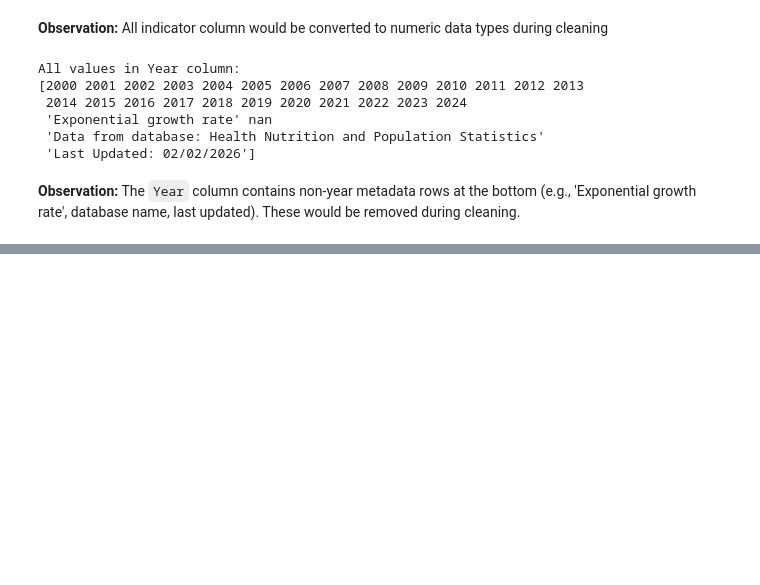
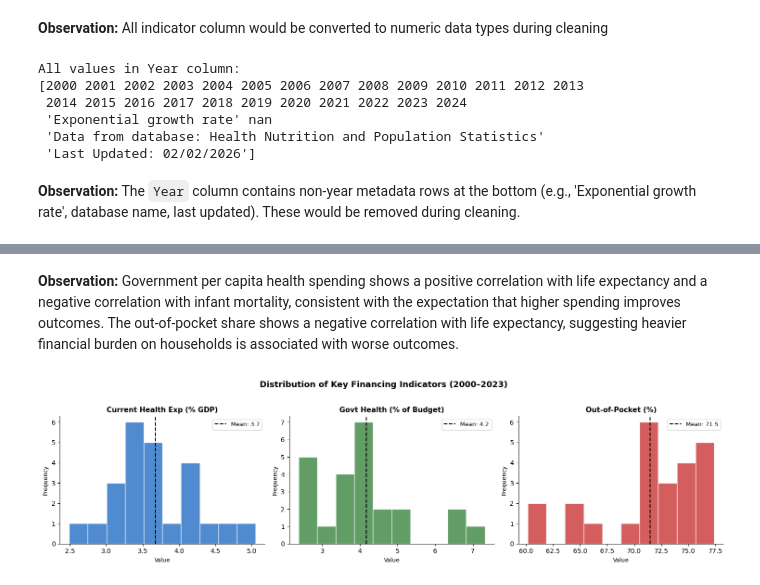
Before and after one commit to Blessing-ozoemena/Nigeria-s-Health-Financing-Crisis, a Jupyter notebook: Nigeria_Health_Financing.ipynb, the cells around one changed output, grey strips where cells are left out. Saved outputs shown, nothing was run; the diff lists cells and outputs as text; code cells hidden in the pictures; blank space fills up the shorter version.

```diff
--- a/Nigeria_Health_Financing.ipynb
+++ b/Nigeria_Health_Financing.ipynb
@@ -130,0 +319,26 @@ All values in Year column:
+# %% [markdown]
+**Observation:** Government per capita health spending shows a positive correlation with life expectancy and a negative correlation with infant mortality, consistent with the expectation that higher spending improves outcomes. The out-of-pocket share shows a negative correlation with life expectancy, suggesting heavier financial burden on households is associated with worse outcomes.
+# %%
+# Distribution plots for financing indicators
+fig, axes = plt.subplots(1, 3, figsize=(15, 4))
+
+for ax, col, title, color in zip(
+    axes,
+    ['curr_health_gdp', 'govt_health_ge', 'oop_share'],
+    ['Current Health Exp (% GDP)', 'Govt Health (% of Budget)', 'Out-of-Pocket (%)'],
+    ['#1565C0', '#2E7D32', '#C62828']
+):
+    data = df[col].dropna()
+    ax.hist(data, bins=10, color=color, alpha=0.75, edgecolor='white')
+    ax.axvline(data.mean(), color='black', lw=1.5, ls='--', label=f'Mean: {data.mean():.1f}')
+    ax.set_title(title, fontsize=11, fontweight='bold')
+    ax.legend(fontsize=9)
+    ax.set_xlabel('Value', fontsize=9)
+    ax.set_ylabel('Frequency', fontsize=9)
+    sns.despine(ax=ax)
+
+plt.suptitle('Distribution of Key Financing Indicators (2000–2023)', fontsize=13, fontweight='bold', y=1.02)
+plt.tight_layout()
+plt.show()
+# %% [output]
+[figure, added]
```
Also changed, not shown: parts of 24 cells of this notebook.
